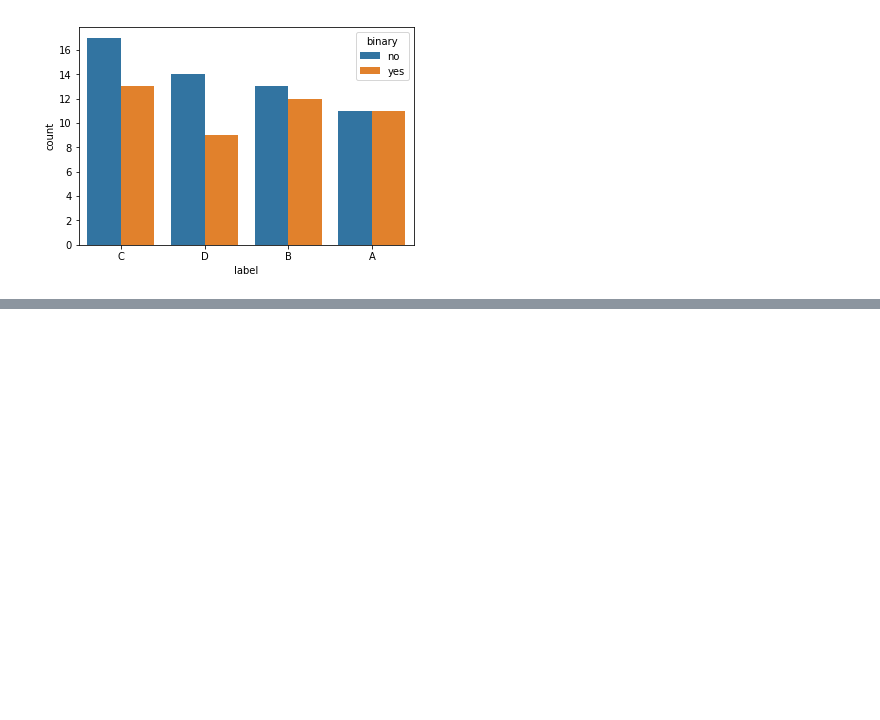
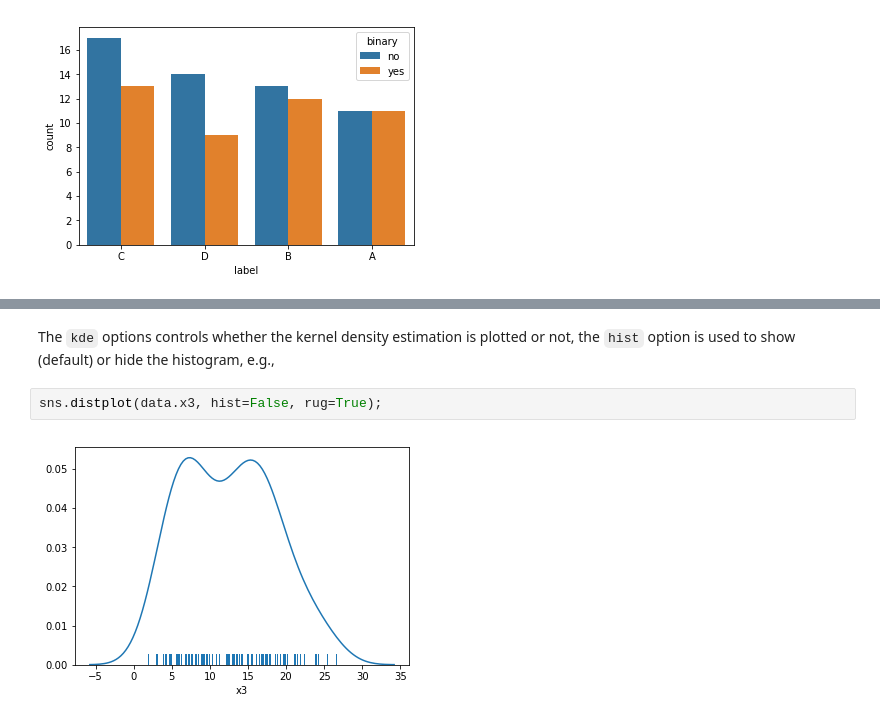
Before and after one commit to gjbex/training-material, a Jupyter notebook: Python/Seaborn/seaborn.ipynb, the cells around one changed output, grey strips where cells are left out. Cells and saved outputs as stored; diff of their text form; blank space fills up the shorter version.

```diff
--- a/Python/Seaborn/seaborn.ipynb
+++ b/Python/Seaborn/seaborn.ipynb
@@ -167,0 +176,6 @@ sns.countplot(x='label', data=data, hue='binary');
+# %% [markdown]
+The `kde` options controls whether the kernel density estimation is plotted or not, the `hist` option is used to show (default) or hide the histogram, e.g.,
+# %%
+sns.distplot(data.x3, hist=False, rug=True);
+# %% [output]
+[figure, added]
```
Also changed, not shown: parts of 10 cells of this notebook.
